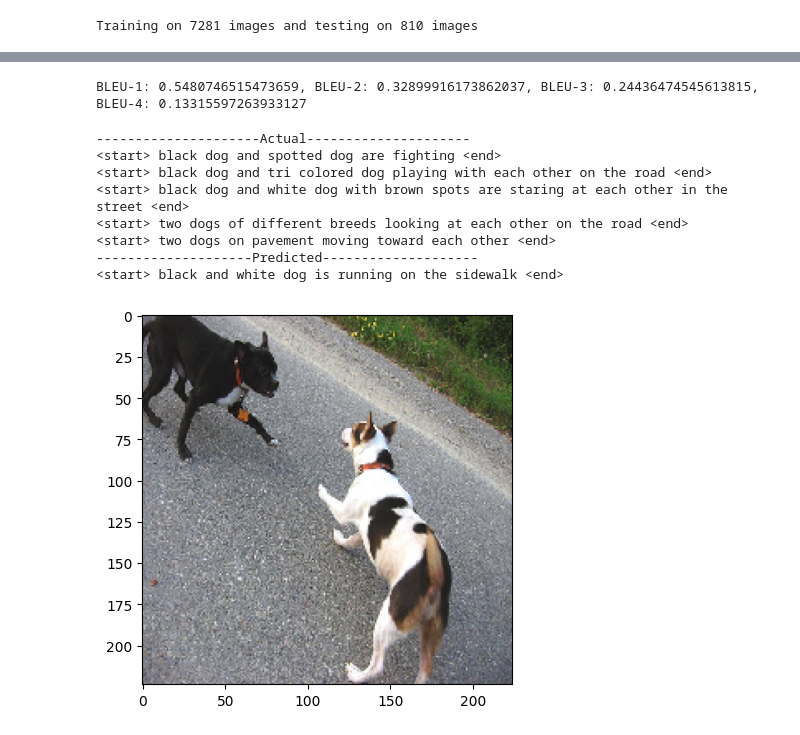
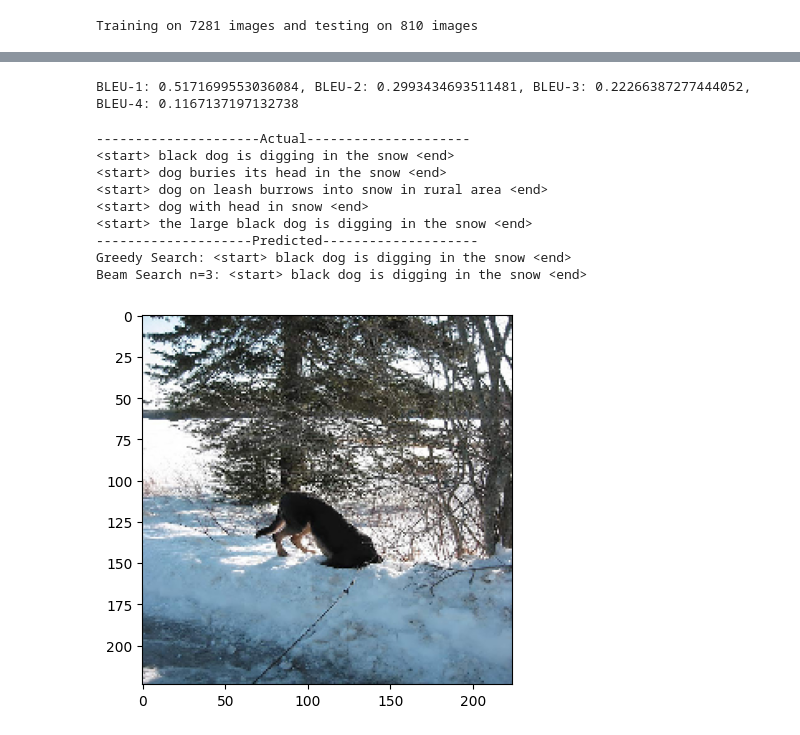
Before and after one commit to bhavanvir/Image-Captioner, a Jupyter notebook: main.ipynb, the cells around one changed output, grey strips where cells are left out. Cells and saved outputs as stored; diff of their text form; code cells hidden in the pictures.

Commit message:
Added beam search, and switched to ResNet152

```diff
--- a/main.ipynb
+++ b/main.ipynb
@@ -194,18 +194,18 @@ def data_generator(data_keys, mapping, features, tokenizer, max_length, vocab_si
                 n = 0
 # %%
 # Encoder model
-inputs1 = Input(shape=(4096,))
+inputs1 = Input(shape=(2048,))
 fe1 = Dropout(0.4)(inputs1)
-fe2 = Dense(256, activation='relu')(fe1)
+fe2 = Dense(512, activation='relu')(fe1)
 
 inputs2 = Input(shape=(max_length,))
-se1 = Embedding(vocab_size, 256, mask_zero=True)(inputs2)
+se1 = Embedding(vocab_size, 512, mask_zero=True)(inputs2)
 se2 = Dropout(0.4)(se1)
-se3 = LSTM(256)(se2)
+se3 = LSTM(512)(se2)
 
 # Decoder model
 decoder1 = add([fe2, se3])
-decoder2 = Dense(256, activation='relu')(decoder1)
+decoder2 = Dense(512, activation='relu')(decoder1)
 outputs = Dense(vocab_size, activation='softmax')(decoder2)
 
 model = Model(inputs=[inputs1, inputs2], outputs=outputs)
@@ -218,6 +218,6 @@ plot_model(model, show_shapes=True)
 # %%
-epochs = 25
-batch_size = 32
+epochs = 30
+batch_size = 16
 steps = len(X_train) // batch_size
 train_loss_history = []
 
@@ -308,7 +345,7 @@ actual, predicted = [], []
 for key in tqdm(X_test):
     captions = mapping[key]
 
-    y_pred = greedy_search(model, features[key], tokenizer, max_length)
+    y_pred, _ = beam_search(model, features[key], tokenizer, max_length)
 
     actual_captions = [caption.split() for caption in captions]
     y_pred = y_pred.split()
@@ -323,7 +360,7 @@ bleu4 = corpus_bleu(actual, predicted, weights=(0.25, 0.25, 0.25, 0.25))
 
 print(f"BLEU-1: {bleu1}, BLEU-2: {bleu2}, BLEU-3: {bleu3}, BLEU-4: {bleu4}")
 # %% [output]
-BLEU-1: 0.5480746515473659, BLEU-2: 0.32899916173862037, BLEU-3: 0.24436474545613815, BLEU-4: 0.13315597263933127
+BLEU-1: 0.5171699553036084, BLEU-2: 0.2993434693511481, BLEU-3: 0.22266387277444052, BLEU-4: 0.1167137197132738
 # %%
 def generate_caption(img_name):
     img_id = img_name.split('.')[0]
@@ -336,19 +373,23 @@ def generate_caption(img_name):
         print(caption)
 
     print('--------------------Predicted--------------------')
-    y_pred = greedy_search(model, features[img_id], tokenizer, max_length)
-    print(y_pred)
+    greed = greedy_search(model, features[img_id], tokenizer, max_length)
+    print(f'Greedy Search: {greed}')
+
+    beam, n = beam_search(model, features[img_id], tokenizer, max_length)
+    print(f'Beam Search n={n}: {beam}')
 
     plt.imshow(img)
 # %%
-generate_caption("1001773457_577c3a7d70.jpg")
+generate_caption("413231421_43833a11f5.jpg")
 # %% [output]
 ---------------------Actual---------------------
-<start> black dog and spotted dog are fighting <end>
-<start> black dog and tri colored dog playing with each other on the road <end>
-<start> black dog and white dog with brown spots are staring at each other in the street <end>
-<start> two dogs of different breeds looking at each other on the road <end>
-<start> two dogs on pavement moving toward each other <end>
+<start> black dog is digging in the snow <end>
+<start> dog buries its head in the snow <end>
+<start> dog on leash burrows into snow in rural area <end>
+<start> dog with head in snow <end>
+<start> the large black dog is digging in the snow <end>
 --------------------Predicted--------------------
-<start> black and white dog is running on the sidewalk <end>
+Greedy Search: <start> black dog is digging in the snow <end>
+Beam Search n=3: <start> black dog is digging in the snow <end>
-[figure, old version]
+[figure, new version]
```
Also changed, not shown: parts of 11 cells of this notebook, 2 other files.
